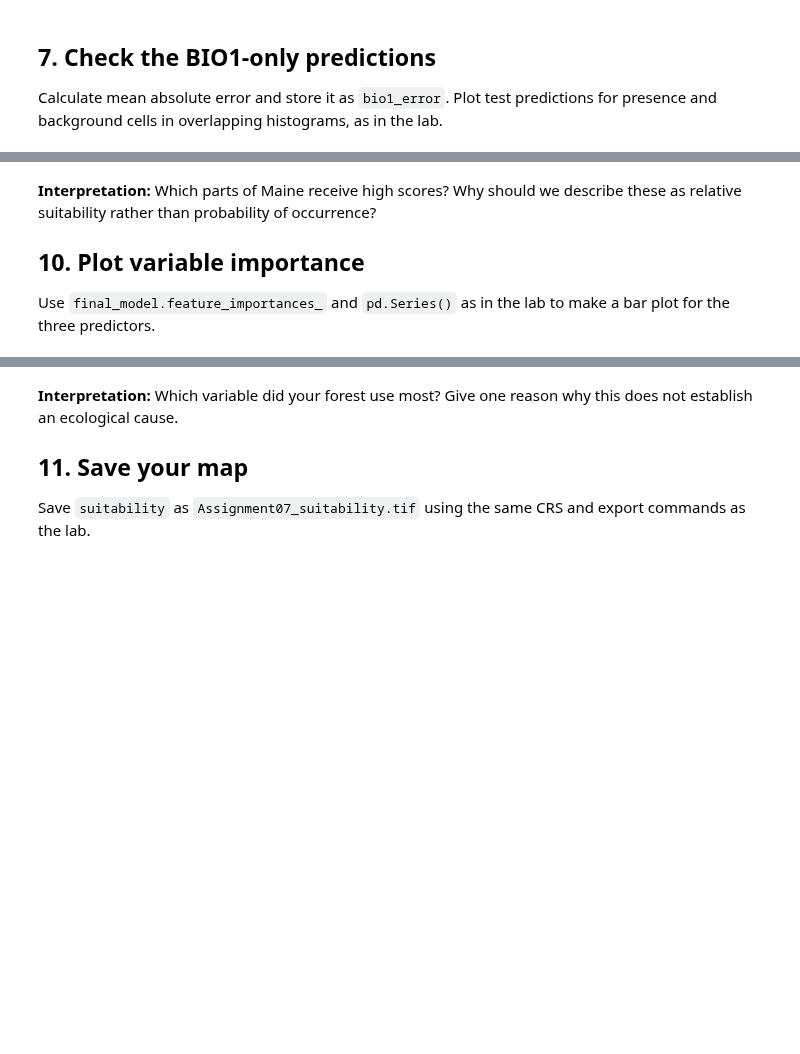
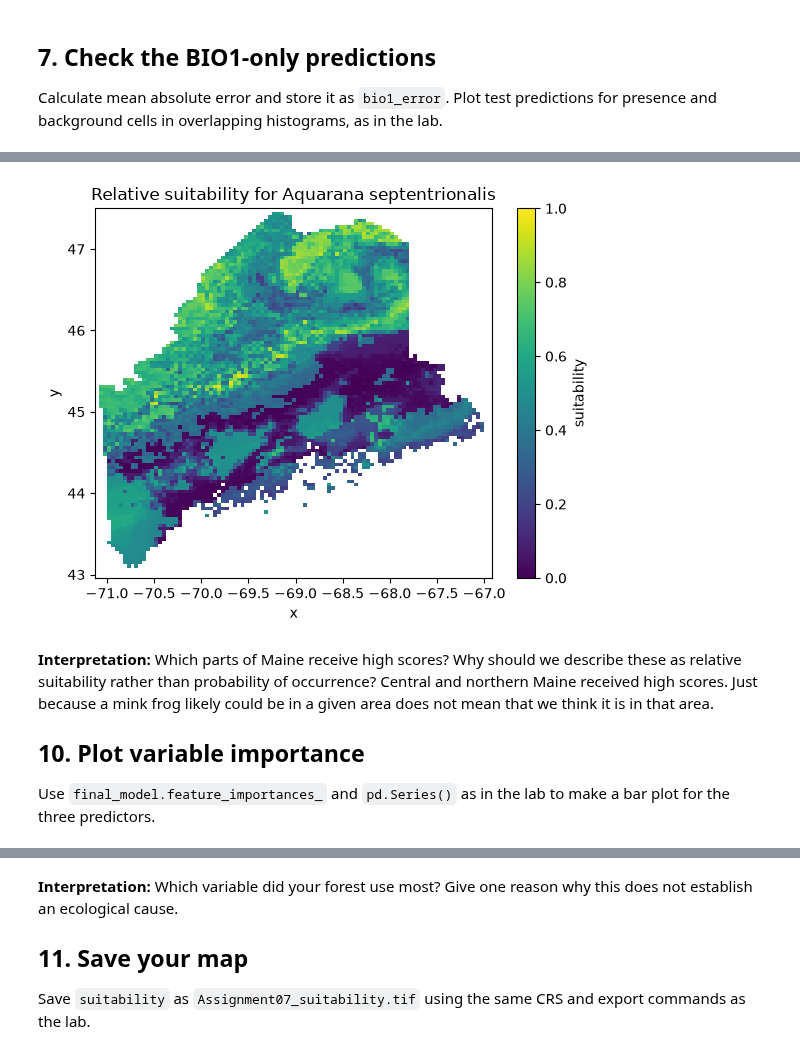
Before and after one commit to jddeabreu/BIO597-SpatialBiodiversity, a Jupyter notebook: docs/assignments/Assignment-07-MachineLearningSDM.ipynb, the cells around one changed output, grey strips where cells are left out. Saved outputs shown, nothing was run; the diff lists cells and outputs as text; code cells hidden in the pictures; blank space fills up the shorter version.

```diff
--- a/docs/assignments/Assignment-07-MachineLearningSDM.ipynb
+++ b/docs/assignments/Assignment-07-MachineLearningSDM.ipynb
@@ -111,9 +277,24 @@ Fit a new `final_model` using all modeling rows and the three predictors. Predic
 # %%
 # Update X to include all three predictors.
+X = model_data[features]
+final_model = RandomForestRegressor(
+    n_estimators=100, min_samples_leaf=5, random_state=597,
+)
 # Fit final_model with the same forest settings.
+final_model.fit(X, y)
+grid["suitability"] = final_model.predict(grid[features])
+## 9. Make a suitability map
 # Add grid["suitability"], convert it to a raster named suitability, and plot it.
+suitability = grid.set_index(["y", "x"])["suitability"].to_xarray()
+suitability = suitability.reindex(y=climate.y, x=climate.x)
+
+suitability.plot(vmin=0, vmax=1, cmap="viridis")
+plt.title(f"Relative suitability for {target_species}")
+plt.show()
+# %% [output]
+[figure, added]
 # %% [markdown]
-**Interpretation:** Which parts of Maine receive high scores? Why should we describe these as relative suitability rather than probability of occurrence?
+**Interpretation:** Which parts of Maine receive high scores? Why should we describe these as relative suitability rather than probability of occurrence?    Central and northern Maine received high scores. Just because a mink frog likely could be in a given area does not mean that we think it is in that area.
 
 ## 10. Plot variable importance
 
```
Also changed, not shown: parts of 23 cells of this notebook, 1 other file.
